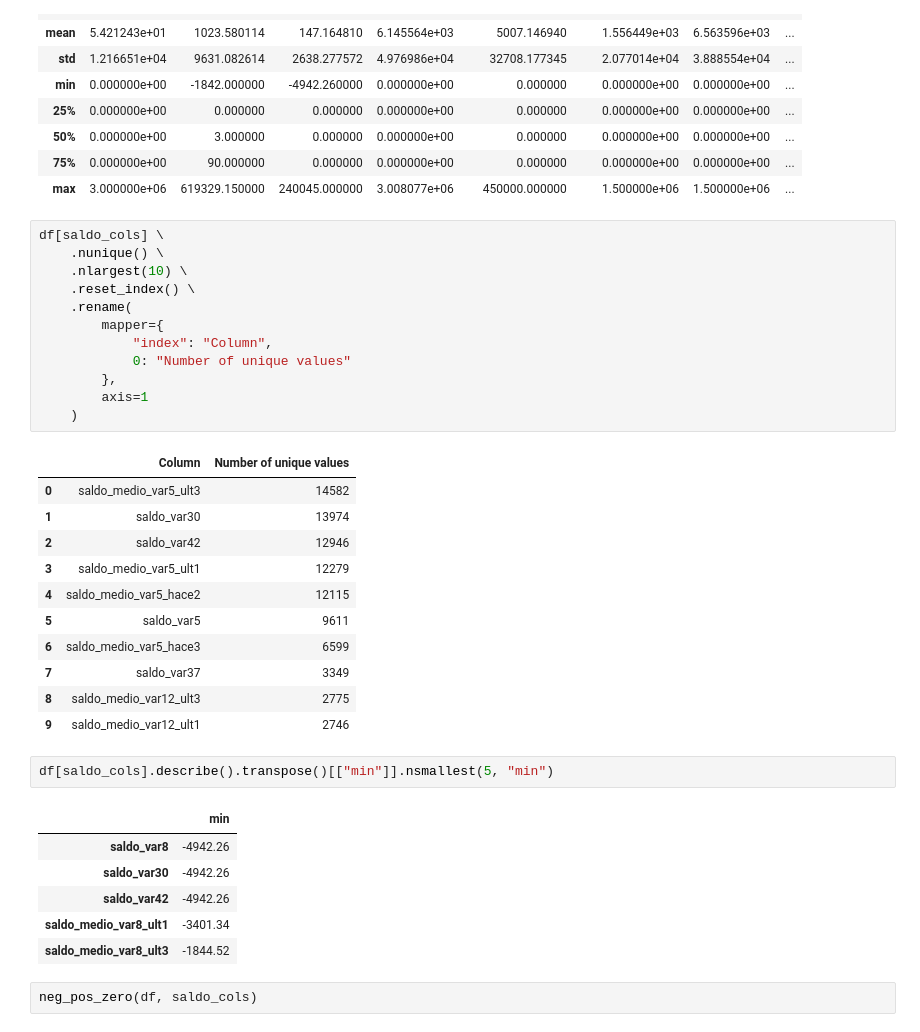
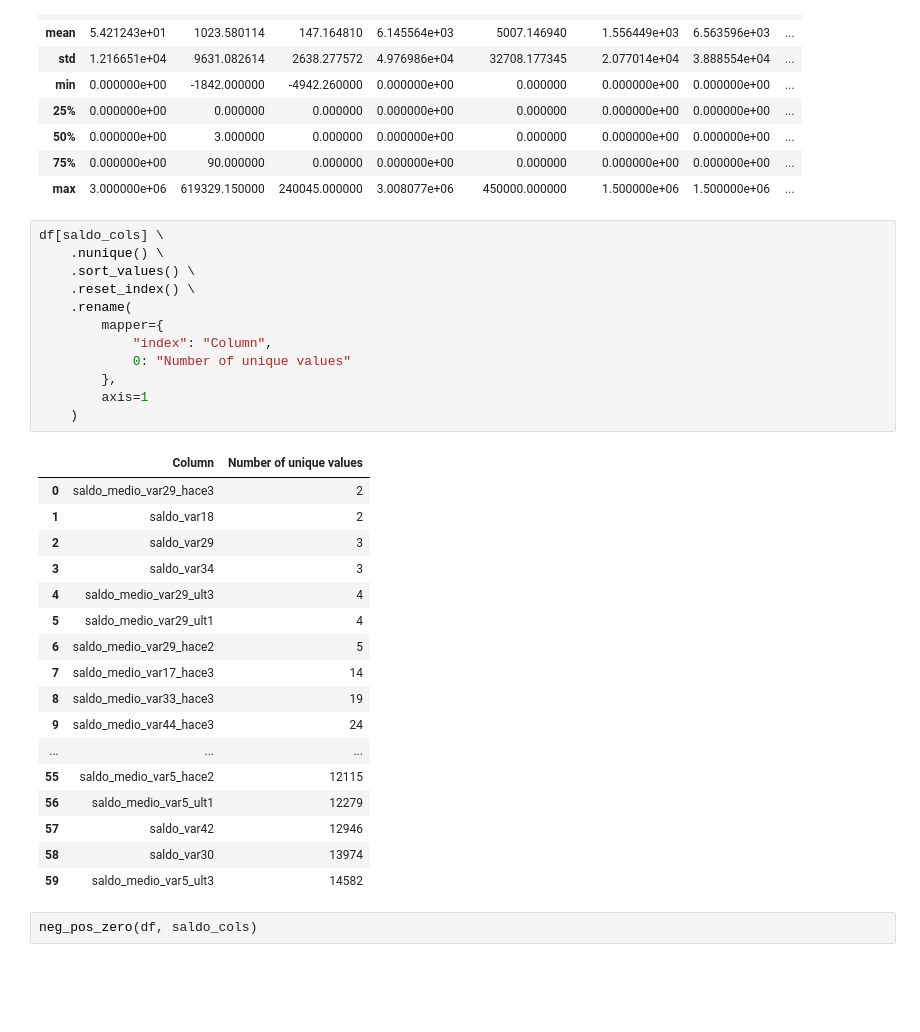
Before and after one commit to FelipeViacava/data-masters-case, a Jupyter notebook: 01-eda.ipynb, the cells around one changed output. Drawn from its saved outputs; the diff is of its cells as text; blank space fills up the shorter version.

```diff
--- a/01-eda.ipynb
+++ b/01-eda.ipynb
@@ -169,36 +179,33 @@ df[saldo_cols].describe()
 # %%
 df[saldo_cols] \
     .nunique() \
-    .nlargest(10) \
+    .sort_values() \
     .reset_index() \
     .rename(
         mapper={
             "index": "Column",
             0: "Number of unique values"
         },
         axis=1
     )
 # %% [output]
 |  | Column | Number of unique values |
-| 0 | saldo_medio_var5_ult3 | 14582 |
-| 1 | saldo_var30 | 13974 |
-| 2 | saldo_var42 | 12946 |
-| 3 | saldo_medio_var5_ult1 | 12279 |
-| 4 | saldo_medio_var5_hace2 | 12115 |
-| 5 | saldo_var5 | 9611 |
-| 6 | saldo_medio_var5_hace3 | 6599 |
-| 7 | saldo_var37 | 3349 |
-| 8 | saldo_medio_var12_ult3 | 2775 |
-| 9 | saldo_medio_var12_ult1 | 2746 |
+| 0 | saldo_medio_var29_hace3 | 2 |
+| 1 | saldo_var18 | 2 |
+| 2 | saldo_var29 | 3 |
+| 3 | saldo_var34 | 3 |
+| 4 | saldo_medio_var29_ult3 | 4 |
+| 5 | saldo_medio_var29_ult1 | 4 |
+| 6 | saldo_medio_var29_hace2 | 5 |
+| 7 | saldo_medio_var17_hace3 | 14 |
+| 8 | saldo_medio_var33_hace3 | 19 |
+| 9 | saldo_medio_var44_hace3 | 24 |
+| ... | ... | ... |
+| 55 | saldo_medio_var5_hace2 | 12115 |
+| 56 | saldo_medio_var5_ult1 | 12279 |
+| 57 | saldo_var42 | 12946 |
+| 58 | saldo_var30 | 13974 |
+| 59 | saldo_medio_var5_ult3 | 14582 |
-# %%
-df[saldo_cols].describe().transpose()[["min"]].nsmallest(5, "min")
-# %% [output]
-|  | min |
-| saldo_var8 | -4942.26 |
-| saldo_var30 | -4942.26 |
-| saldo_var42 | -4942.26 |
-| saldo_medio_var8_ult1 | -3401.34 |
-| saldo_medio_var8_ult3 | -1844.52 |
 # %%
 neg_pos_zero(df, saldo_cols)
 # %% [output]
```
Also changed, not shown: parts of 19 cells of this notebook, 2 other files.
